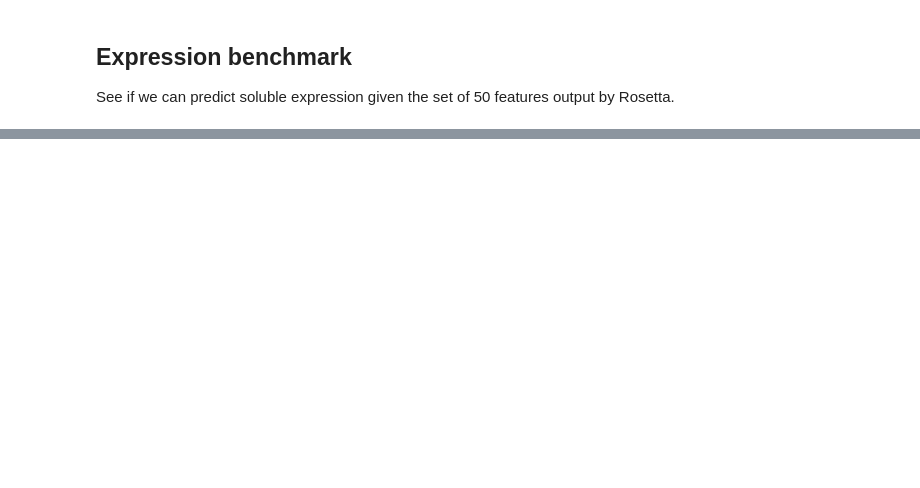
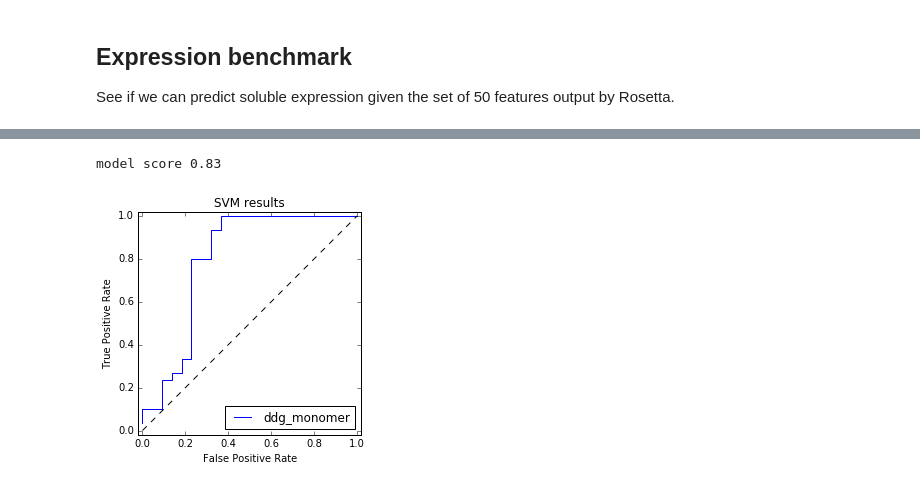
Before and after one commit to dacarlin/bagel-benchmark, a Jupyter notebook: Untitled.ipynb, the cells around one changed output, grey strips where cells are left out. Cells and saved outputs as stored; diff of their text form; code cells hidden in the pictures; blank space fills up the shorter version.

```diff
--- a/Untitled.ipynb
+++ b/Untitled.ipynb
@@ -182 +334,51 @@ keep_cols = [ u'total_score', u'fa_rep', u'hbond_sc',
+# %%
+# using ddg predictions as features instead of enzdes features
+
+import pandas
+from sklearn import svm
+from sklearn.ensemble import BaggingClassifier
+%matplotlib inline
+import matplotlib.pyplot as plt
+from sklearn.metrics import roc_curve
+
+def low10( df ):
+    return df.sort_values( by='total_score' ).head( 10 ) #.mean()
+
+expr = pandas.read_csv( 'data_sets/expression_cat.csv', index_col='name' )
+sf = pandas.read_csv( '~/Documents/bagel-thermostability/protocols/ddg/ddg_preds.csv', index_col='description' )
+
+ddg_features = [ u'total', u'fa_atr', u'fa_rep', u'fa_sol',
+       u'fa_intra_rep', u'fa_elec', u'pro_close', u'hbond_sr_bb',
+       u'hbond_lr_bb', u'hbond_bb_sc', u'hbond_sc', u'dslf_fa13',
+       u'coordinate_constraint', u'angle_constraint', u'dihedral_constraint',
+       u'rama', u'omega', u'fa_dun', u'p_aa_pp', u'ref', u'chainbreak',
+       u'res_type_constraint' ]
+
+x = expr.join( sf ).dropna()
+X = x[ ddg_features ]
+y = x.expression.round()
+
+clf = svm.SVC( kernel='linear', C=1 )
+clf.fit( X, y )
+
+print 'model score', clf.score( X, y ).round( 2 )
+
+preds = clf.predict( X )
+scores = clf.decision_function( X )
+
+fpr_train, tpr_train, __ = roc_curve( y, scores )
+
+plt.figure( figsize=(4,4) )
+plt.plot( fpr_train, tpr_train )
+plt.plot([0, 1], [0, 1], 'k--')
+plt.xlim([-0.02, 1.02])
+plt.ylim([-0.02, 1.02])
+plt.xlabel('False Positive Rate')
+plt.ylabel('True Positive Rate')
+plt.title('SVM results')
+plt.legend( [ 'ddg_monomer' ], loc='lower right' )
+plt.show()
+# %% [output]
+model score 0.83
+[figure, added]
 # %%
```
Also changed, not shown: parts of 24 cells of this notebook, 10 other files.
